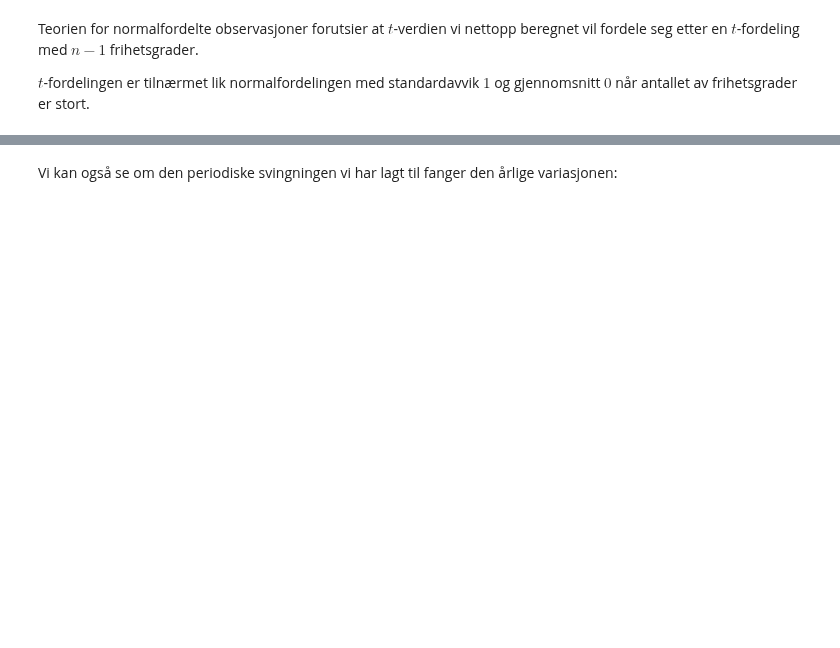
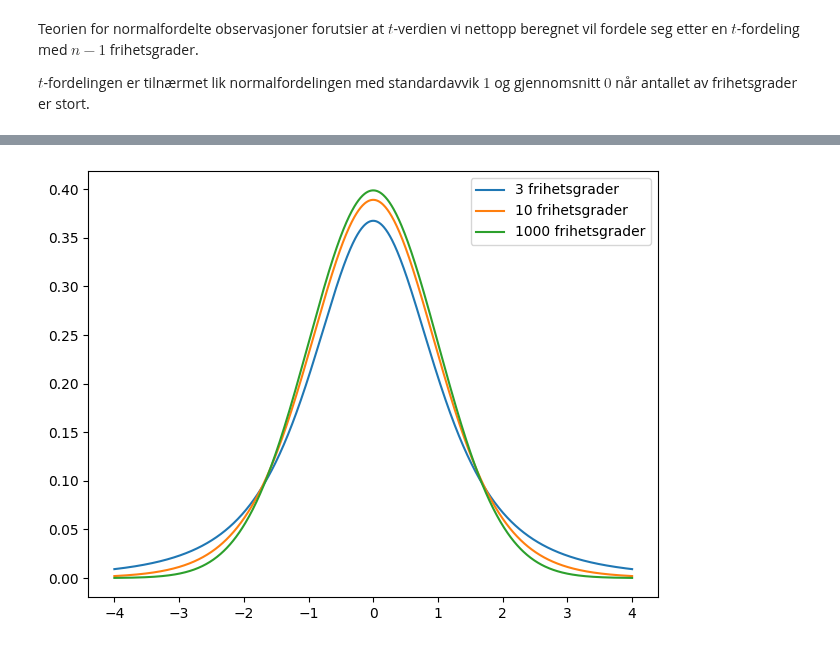
Before and after one commit to mbr085/V25MAT102, a Jupyter notebook: notebooks/uke12/hypotesetest.ipynb, the cells around one changed output, grey strips where cells are left out. Cells and saved outputs as stored; diff of their text form; code cells hidden in the pictures; blank space fills up the shorter version.

Commit message:
mere hypotesetesting

```diff
--- a/notebooks/uke12/hypotesetest.ipynb
+++ b/notebooks/uke12/hypotesetest.ipynb
@@ -218,20 +246,0 @@ hei deg:bn
-# %%
-# Antall frihetsgrader
-df = 10
-
-# Sett opp verdier for x-aksen
-x = np.linspace(-4, 4, 1000)
-y = scipy.stats.t.pdf(x, df)  # t-fordeling med 10 frihetsgrader
-
-alpha = 0.05  # Signifikansnivå
-t_crit = scipy.stats.t.ppf(1 - alpha, df)  # Kritisk verdi for ensidig test
-t_crit_two_sided = scipy.stats.t.ppf(1 - alpha / 2 , df) # Kritisk verdi for tosidig test
-
-
-# Ensidig test: μ < μ0 (venstre hale)
-plt.plot(x, y, color='black')
-plt.fill_between(x, y, where=(x < -t_crit), color='red', alpha=0.5, label=r'P($\mu \geq \mu_0$)')
-plt.fill_between(x, y, where=(x > -t_crit), color='blue', alpha=0.5, label=r'P($\mu < \mu_0$)')
-plt.title(r"Ensidig ett sample hypotesetest")
-plt.legend()
-plt.show()
@@ -496,2 +246,0 @@ plt.title(title);
-# %% [markdown]
-Vi kan også se om den periodiske svingningen vi har lagt til fanger den årlige variasjonen:
@@ -504,0 +247,21 @@ data.loc[end - timedelta(weeks=200): end].plot(y=['tavg_ffill', 'årlig_forutsig
+# %%
+# Antall frihetsgrader
+dfs = [3, 10, 1000]
+
+# Sett opp verdier for x-aksen
+x = np.linspace(-4, 4, 1000)
+
+alpha = 0.05  # Signifikansnivå
+
+for df in dfs:
+    yy = scipy.stats.t.pdf(x, df)  # t-fordeling med 10 frihetsgrader
+    plt.plot(x, yy, label=f'{df} frihetsgrader')
+
+# y = norm.pdf(x)
+# plt.plot(x, y + 0.002)
+
+plt.legend()
+plt.tight_layout()
+plt.show()
+# %% [output]
+[figure, added]
```
Also changed, not shown: parts of 88 cells of this notebook, 2 other files.
